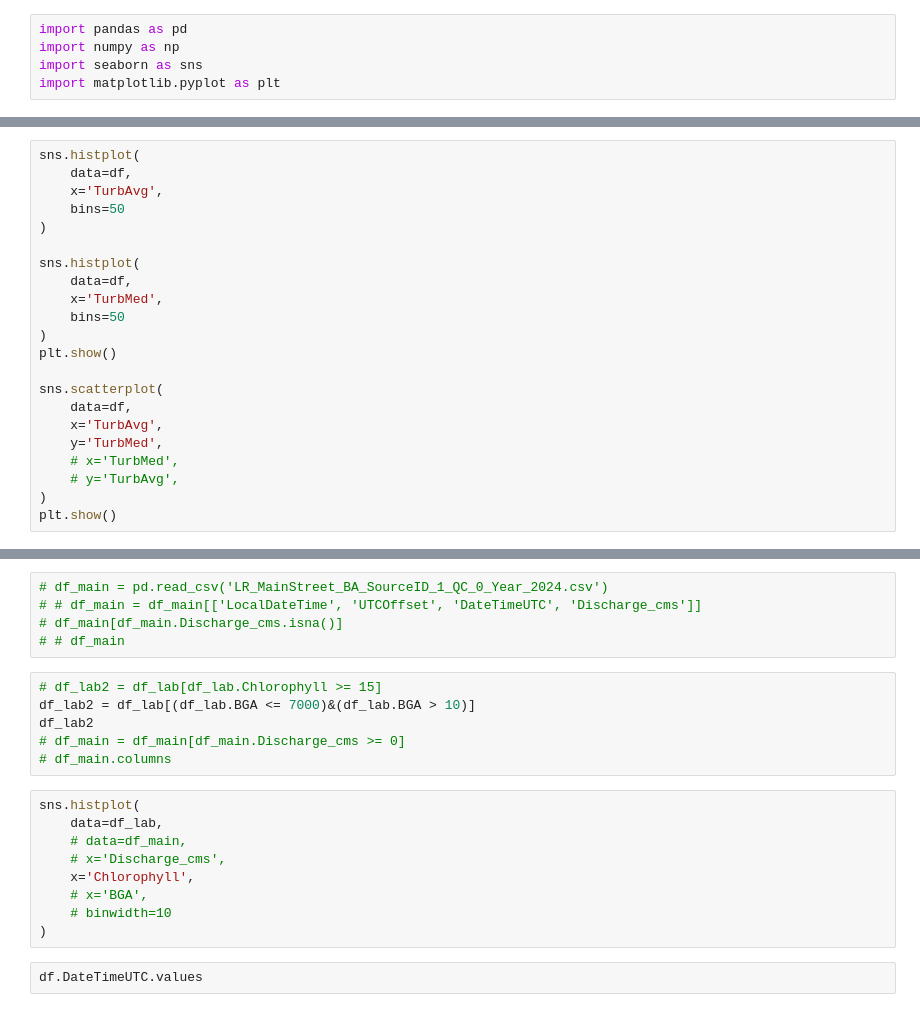
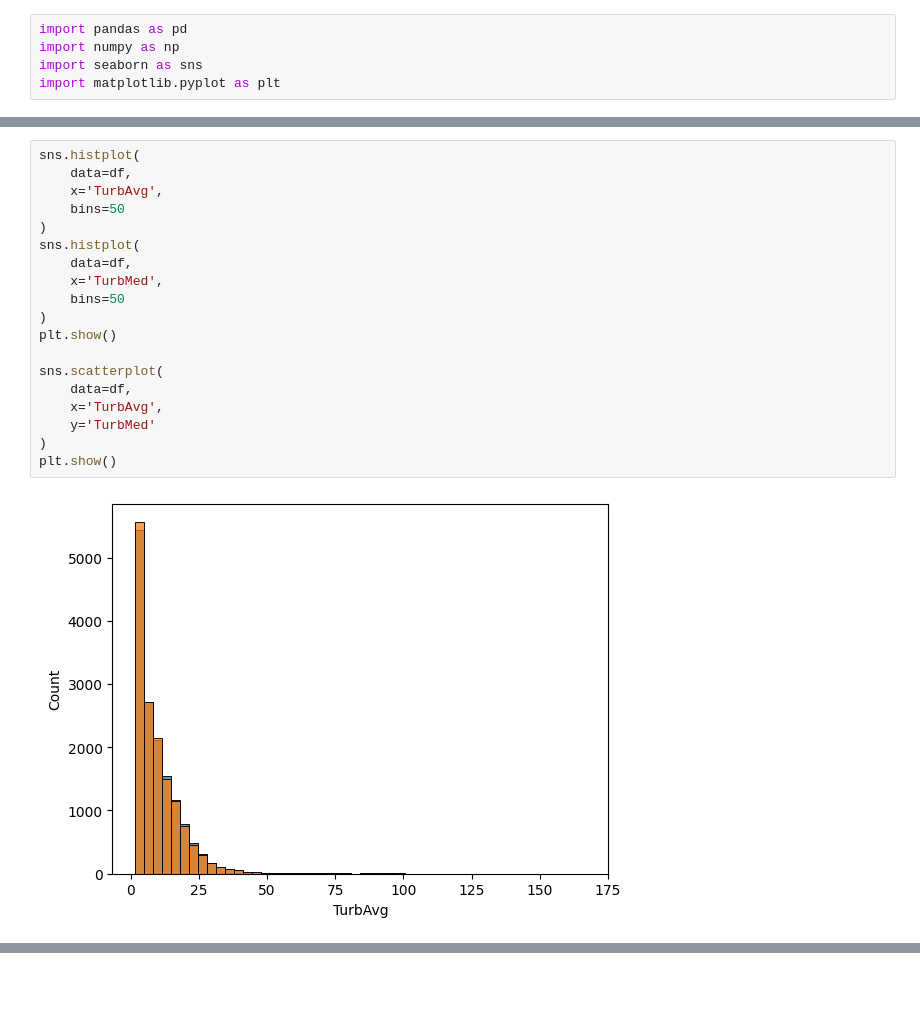
Before and after one commit to hfluke/PIV_UWRL, a Jupyter notebook: Logan_River_explore.ipynb, the cells around one changed output, grey strips where cells are left out. Saved outputs shown, nothing was run; the diff lists cells and outputs as text; blank space fills up the shorter version.

```diff
--- a/Logan_River_explore.ipynb
+++ b/Logan_River_explore.ipynb
@@ -12,22 +28,21 @@ df[df.TurbAvg < 0]
 # %%
 sns.histplot(
     data=df,
     x='TurbAvg',
     bins=50
 )
-
 sns.histplot(
     data=df,
     x='TurbMed',
     bins=50
 )
 plt.show()
 
 sns.scatterplot(
     data=df,
     x='TurbAvg',
-    y='TurbMed',
-    # x='TurbMed',
-    # y='TurbAvg',
+    y='TurbMed'
 )
 plt.show()
+# %% [output]
+[figure, added]
@@ -34,22 +49,0 @@ plt.show()
-# %%
-# df_main = pd.read_csv('LR_MainStreet_BA_SourceID_1_QC_0_Year_2024.csv')
-# # df_main = df_main[['LocalDateTime', 'UTCOffset', 'DateTimeUTC', 'Discharge_cms']]
-# df_main[df_main.Discharge_cms.isna()]
-# # df_main
-# %%
-# df_lab2 = df_lab[df_lab.Chlorophyll >= 15]
-df_lab2 = df_lab[(df_lab.BGA <= 7000)&(df_lab.BGA > 10)]
-df_lab2
-# df_main = df_main[df_main.Discharge_cms >= 0]
-# df_main.columns
-# %%
-sns.histplot(
-    data=df_lab,
-    # data=df_main,
-    # x='Discharge_cms',
-    x='Chlorophyll',
-    # x='BGA',
-    # binwidth=10
-)
-# %%
-df.DateTimeUTC.values
```
Also changed, not shown: parts of 3 cells of this notebook, 9 other files.
